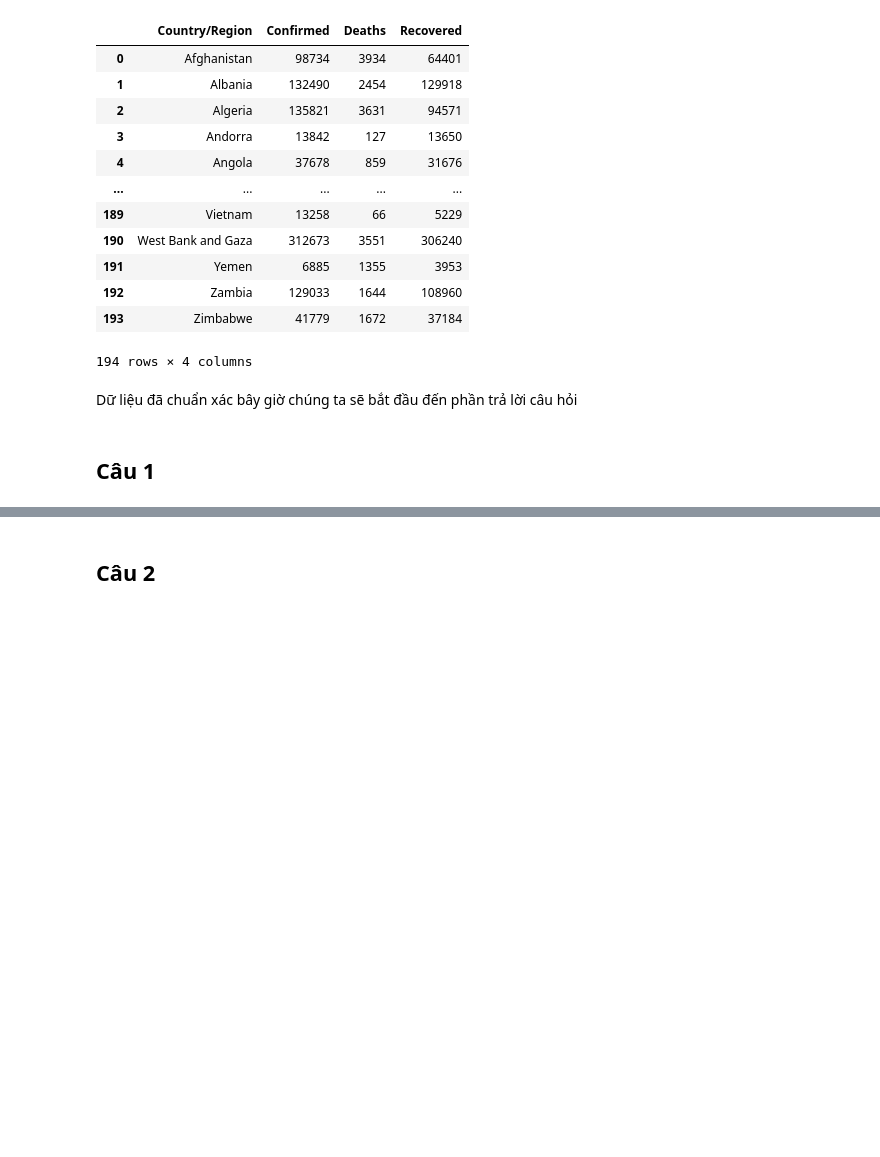
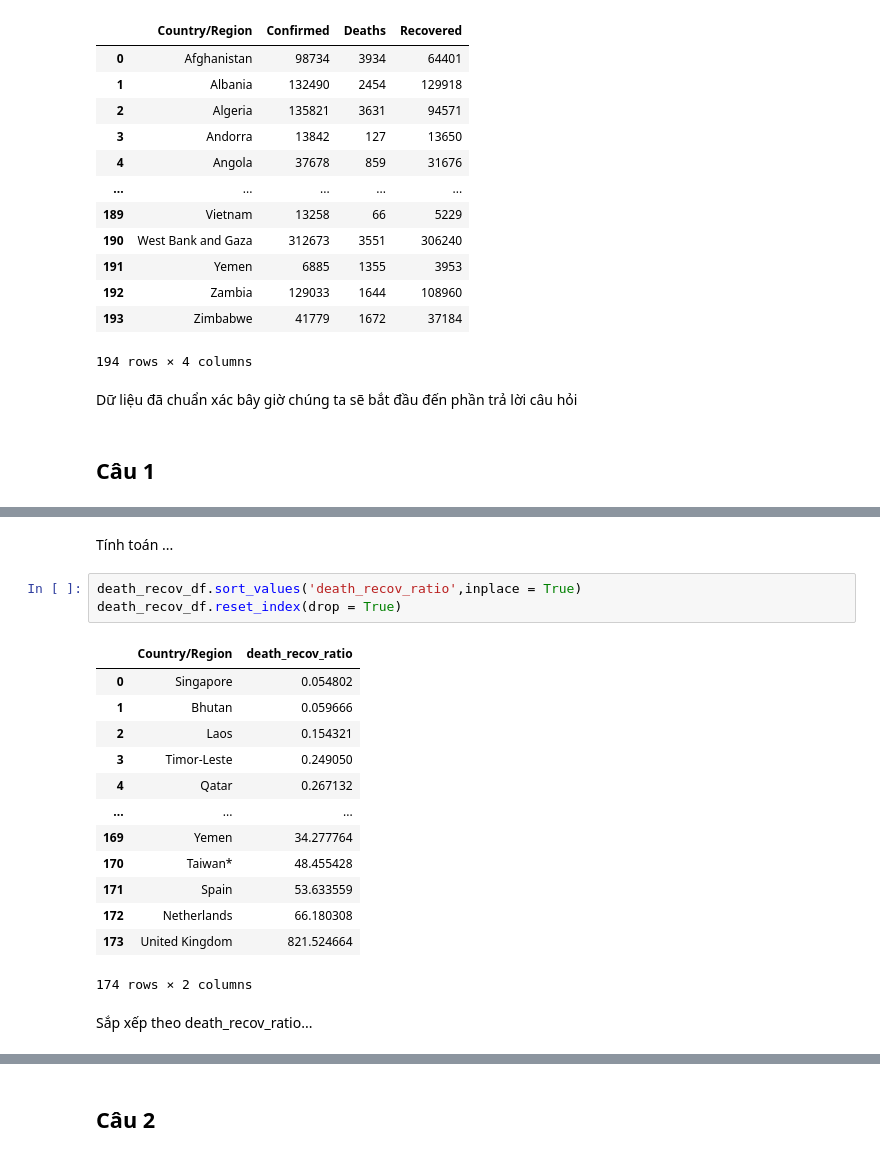
Before and after one commit to LT-cho-KHDL/Final-lab-p4ds, a Jupyter notebook: Final.ipynb, the cells around one changed output, grey strips where cells are left out. Cells and saved outputs as stored; diff of their text form; blank space fills up the shorter version.

```diff
--- a/Final.ipynb
+++ b/Final.ipynb
@@ -222,0 +244,21 @@ Dữ liệu đã chuẩn xác bây giờ chúng ta sẽ bắt đầu đến ph
+# %% [markdown]
+Tính toán ...
+# %%
+death_recov_df.sort_values('death_recov_ratio',inplace = True)
+death_recov_df.reset_index(drop = True)
+# %% [output]
+|  | Country/Region | death_recov_ratio |
+| 0 | Singapore | 0.054802 |
+| 1 | Bhutan | 0.059666 |
+| 2 | Laos | 0.154321 |
+| 3 | Timor-Leste | 0.249050 |
+| 4 | Qatar | 0.267132 |
+| ... | ... | ... |
+| 169 | Yemen | 34.277764 |
+| 170 | Taiwan* | 48.455428 |
+| 171 | Spain | 53.633559 |
+| 172 | Netherlands | 66.180308 |
+| 173 | United Kingdom | 821.524664 |
+174 rows × 2 columns
+# %% [markdown]
+Sắp xếp theo death_recov_ratio...
```
Also changed, not shown: parts of 25 cells of this notebook.
